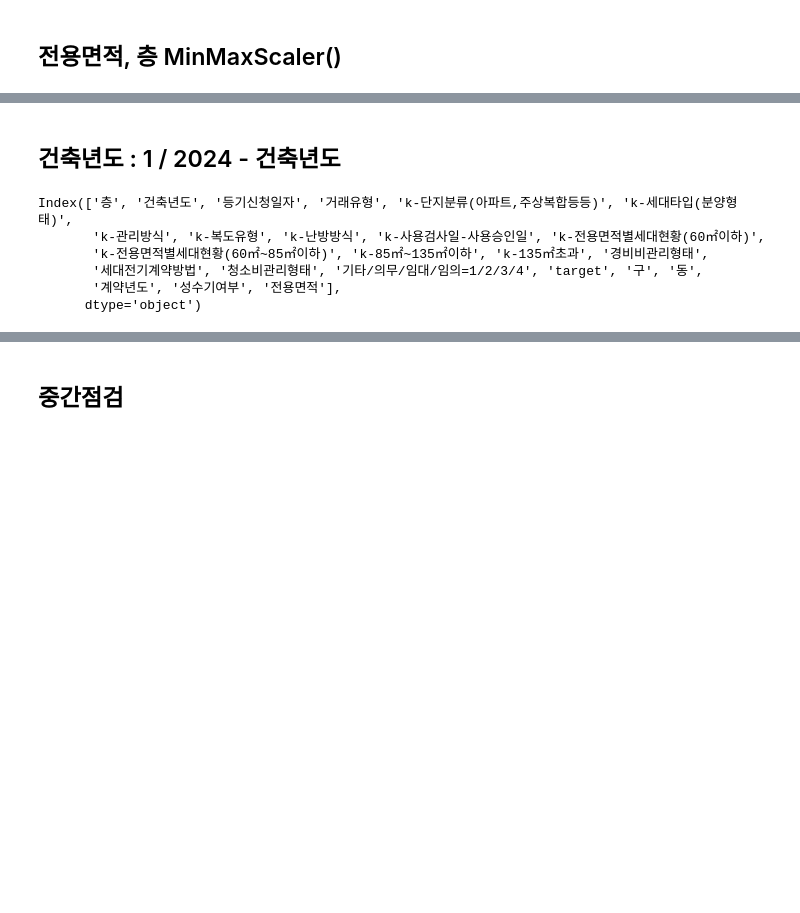
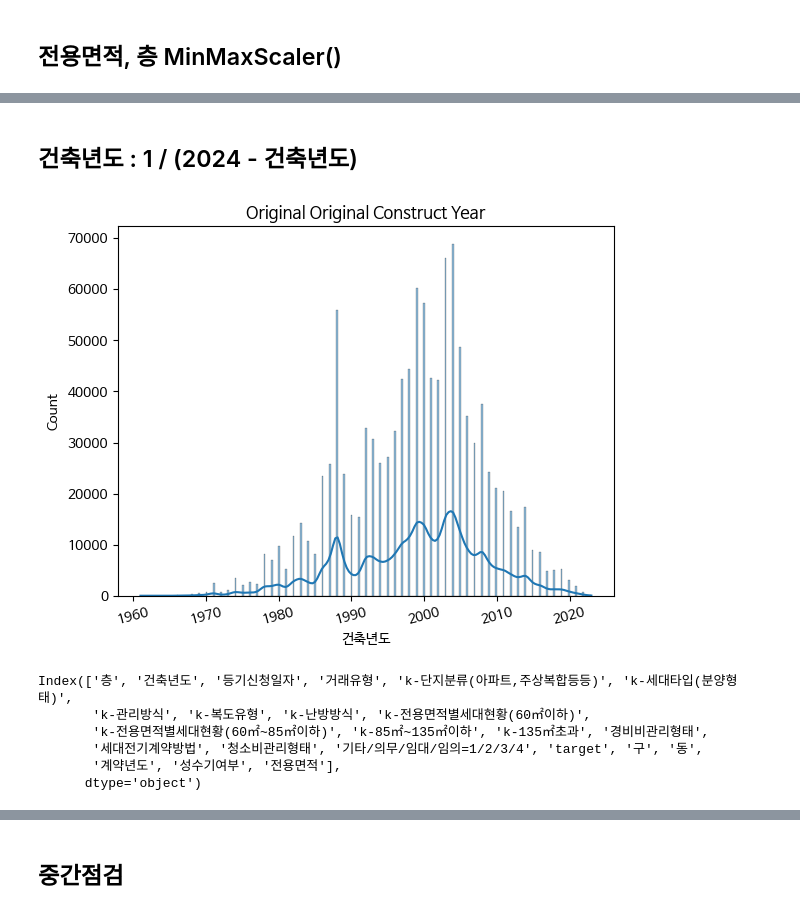
Before and after one commit to UpstageAILab6/upstage-ml-regression-ml-3_pub, a Jupyter notebook: yjkim/1_Preprocessing.ipynb, the cells around one changed output, grey strips where cells are left out. Saved outputs shown, nothing was run; the diff lists cells and outputs as text; code cells hidden in the pictures; blank space fills up the shorter version.

```diff
--- a/yjkim/1_Preprocessing.ipynb
+++ b/yjkim/1_Preprocessing.ipynb
@@ -288,15 +284,23 @@ k-전용면적별세대현황(60㎡~85㎡이하)     869608
 전용면적                            0
 dtype: int64
 # %% [markdown]
-## 건축년도 : 1 / 2024 - 건축년도
+## 건축년도 : 1 / (2024 - 건축년도)
+# %%
+plt.title('Original Original Construct Year')
+plt.xticks(rotation=15)
+sns.histplot(dt['건축년도'], kde=True)
+# plt.ylim(0, 2200)
+plt.show()
+# %% [output]
+[figure, added]
 # %%
 # 4. 건축년도 : 2024년 기준 차이값 계산 후 역수
 dt['건축년도'] = 2024 - dt['건축년도']
-dt['건축년도'] = (1 / dt['건축년도']).round(2)
+# dt['건축년도'] = (1 / dt['건축년도']).round(2)
 dt.columns
 # %% [output]
 Index(['층', '건축년도', '등기신청일자', '거래유형', 'k-단지분류(아파트,주상복합등등)', 'k-세대타입(분양형태)',
-       'k-관리방식', 'k-복도유형', 'k-난방방식', 'k-사용검사일-사용승인일', 'k-전용면적별세대현황(60㎡이하)',
+       'k-관리방식', 'k-복도유형', 'k-난방방식', 'k-전용면적별세대현황(60㎡이하)',
        'k-전용면적별세대현황(60㎡~85㎡이하)', 'k-85㎡~135㎡이하', 'k-135㎡초과', '경비비관리형태',
        '세대전기계약방법', '청소비관리형태', '기타/의무/임대/임의=1/2/3/4', 'target', '구', '동',
        '계약년도', '성수기여부', '전용면적'],
```
Also changed, not shown: parts of 135 cells of this notebook, 2 other files.
